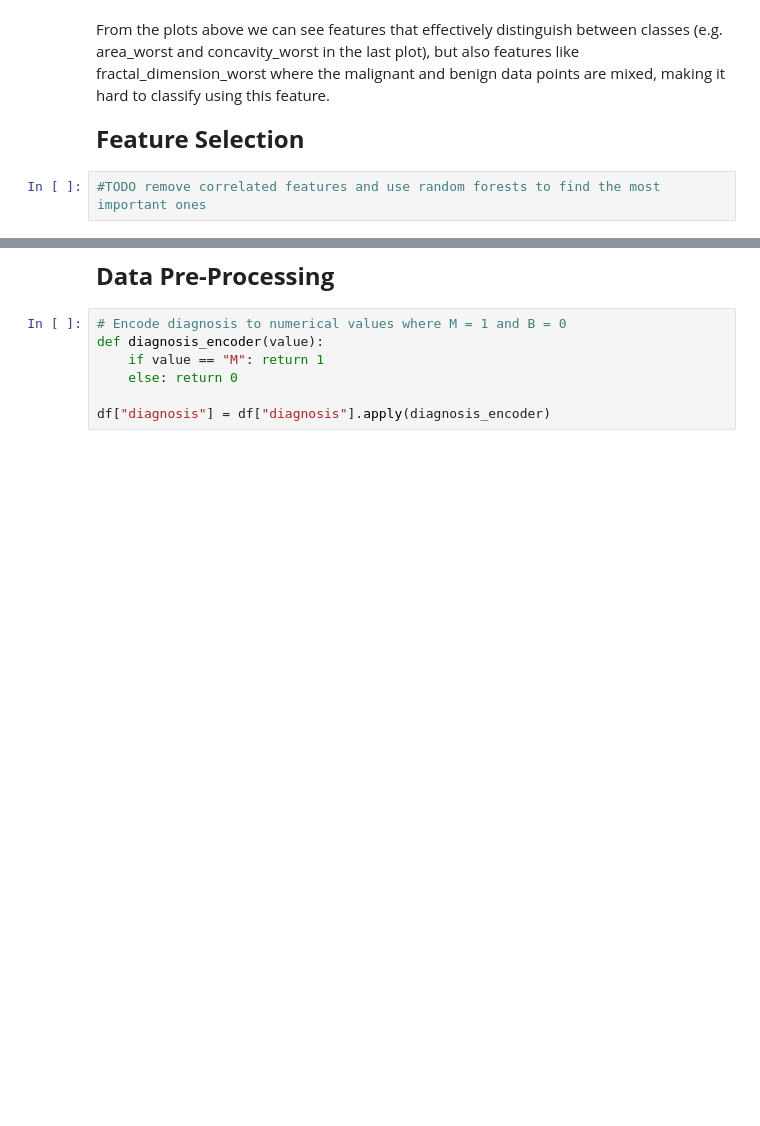
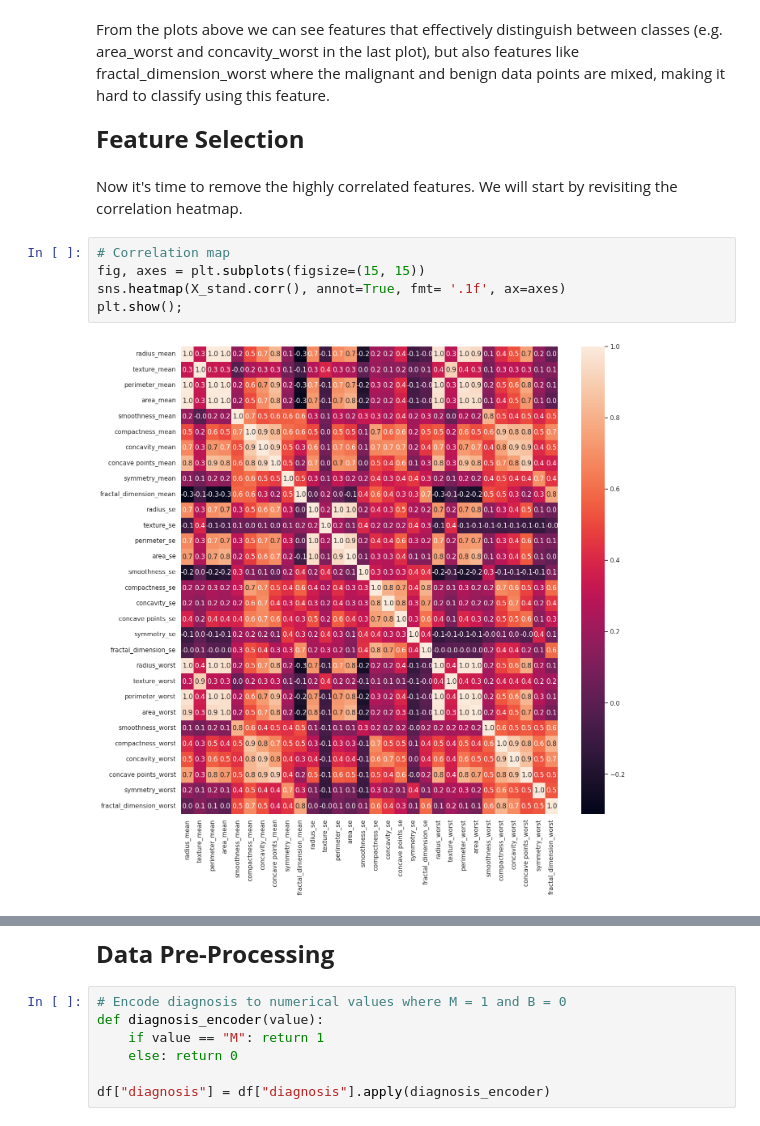
Before and after one commit to GonmasPT/Breast-Cancer-Wisconsin-Diagnosis, a Jupyter notebook: main.ipynb, the cells around one changed output, grey strips where cells are left out. Cells and saved outputs as stored; diff of their text form; blank space fills up the shorter version.

```diff
--- a/main.ipynb
+++ b/main.ipynb
@@ -176,5 +176,12 @@ for i in range(0, 3):
 From the plots above we can see features that effectively distinguish between classes (e.g. area_worst and concavity_worst in the last plot), but also features like fractal_dimension_worst where the malignant and benign data points are mixed, making it hard to classify using this feature.
 # %% [markdown]
 **<span style="font-size: 24px;">Feature Selection**
-# %%
-#TODO remove correlated features and use random forests to find the most important ones
+# %% [markdown]
+Now it's time to remove the highly correlated features. We will start by revisiting the correlation heatmap.
+# %%
+# Correlation map
+fig, axes = plt.subplots(figsize=(15, 15))
+sns.heatmap(X_stand.corr(), annot=True, fmt= '.1f', ax=axes)
+plt.show();
+# %% [output]
+[figure, added]
```
Also changed, not shown: parts of 8 cells of this notebook.
